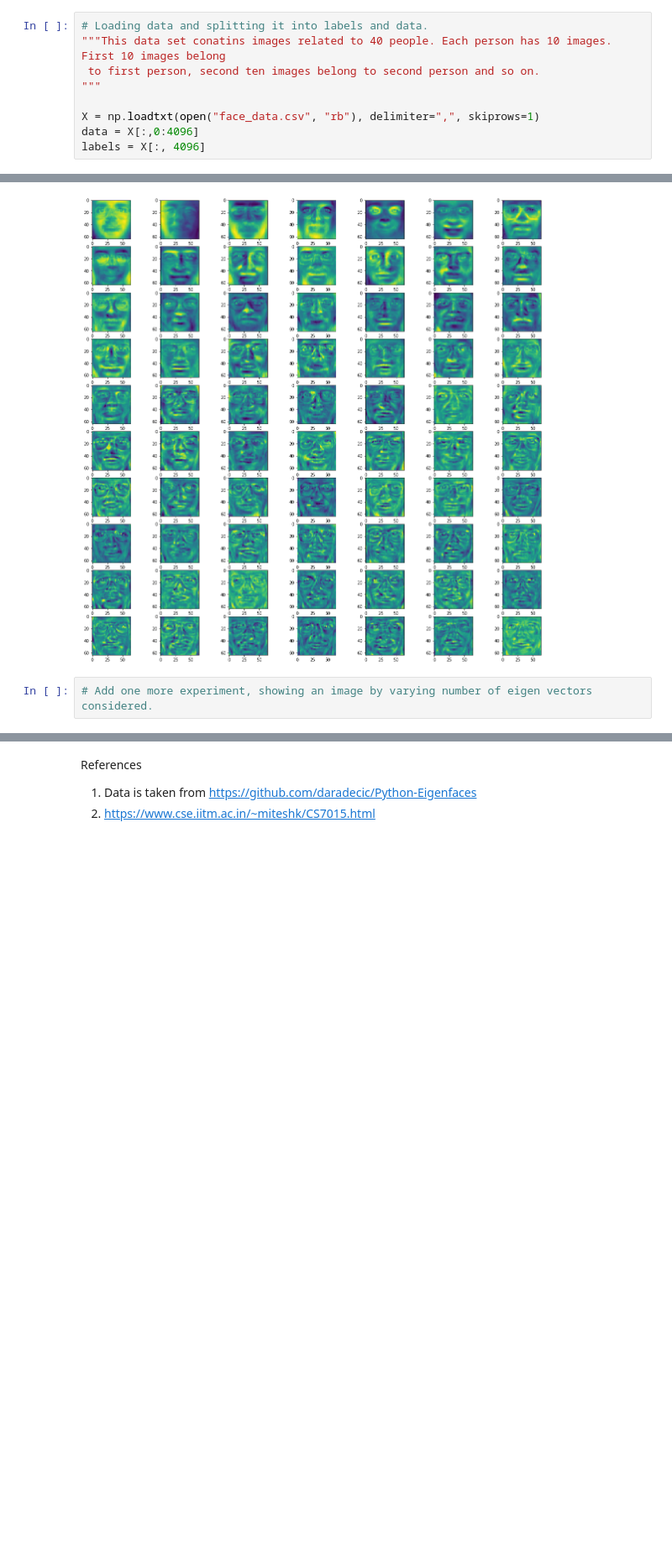
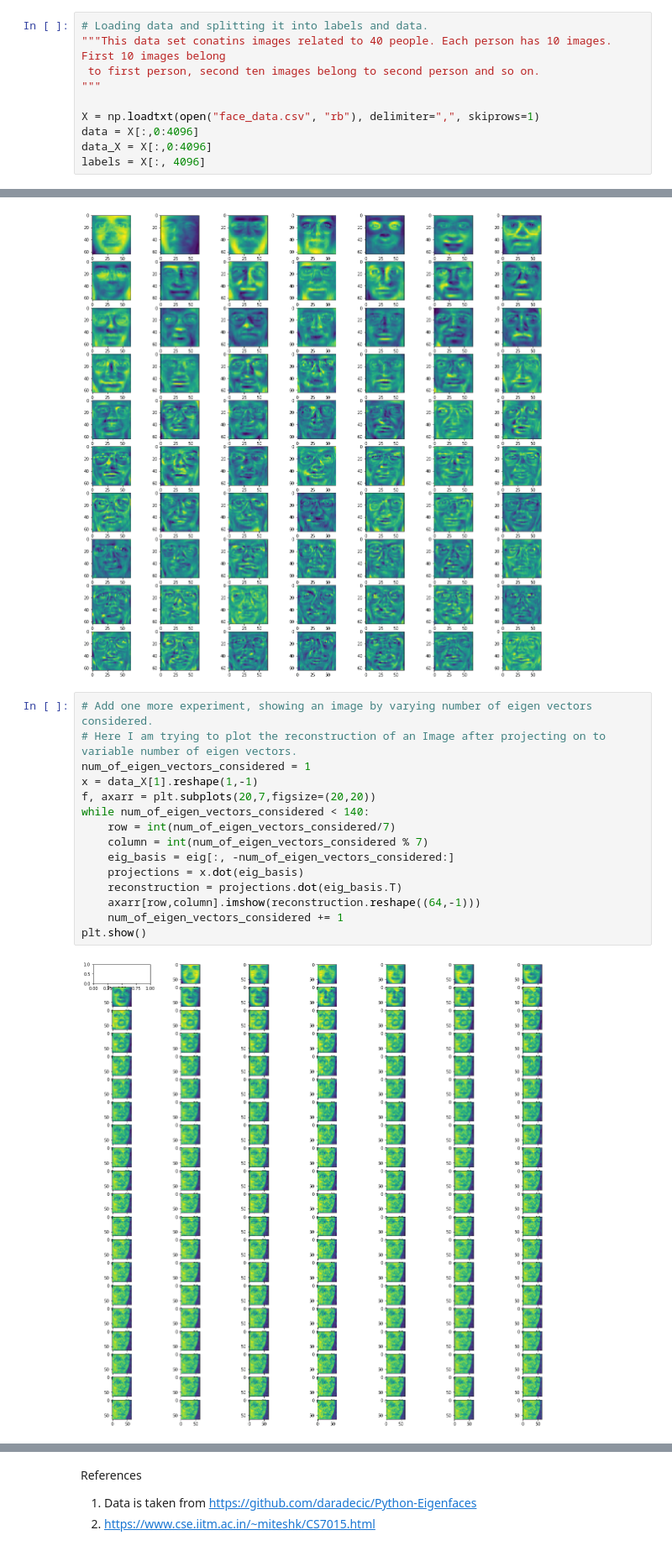
Before and after one commit to santoshkosgi/Programming, a Jupyter notebook: MatrixFactorization/PCA.ipynb, the cells around one changed output, grey strips where cells are left out. Shown at 84% size. Saved outputs shown, nothing was run; the diff lists cells and outputs as text; blank space fills up the shorter version.

Commit message:
Added a cell to plot an image using varied number of eigen vectors and also added a notebook for Gradient Descent experiments

```diff
--- a/MatrixFactorization/PCA.ipynb
+++ b/MatrixFactorization/PCA.ipynb
@@ -11,6 +11,7 @@ import matplotlib.pyplot as plt
 
 X = np.loadtxt(open("face_data.csv", "rb"), delimiter=",", skiprows=1)
 data = X[:,0:4096]
+data_X = X[:,0:4096]
 labels = X[:, 4096]
 # %% [markdown]
 Plotting one image for each person.
@@ -133,5 +134,20 @@ for i in range(num_of_eigenvectors_to_be_plotted):
 plt.show()
 # %% [output]
 [figure]
-# %%
-# Add one more experiment, showing an image by varying number of eigen vectors considered.
+# %%
+# Add one more experiment, showing an image by varying number of eigen vectors considered.
+# Here I am trying to plot the reconstruction of an Image after projecting on to variable number of eigen vectors.
+num_of_eigen_vectors_considered = 1
+x = data_X[1].reshape(1,-1)
+f, axarr = plt.subplots(20,7,figsize=(20,20))
+while num_of_eigen_vectors_considered < 140:
+    row = int(num_of_eigen_vectors_considered/7)
+    column = int(num_of_eigen_vectors_considered % 7)
+    eig_basis = eig[:, -num_of_eigen_vectors_considered:]
+    projections = x.dot(eig_basis)
+    reconstruction = projections.dot(eig_basis.T)
+    axarr[row,column].imshow(reconstruction.reshape((64,-1)))
+    num_of_eigen_vectors_considered += 1
+plt.show()
+# %% [output]
+[figure, added]
```
Also changed, not shown: parts of 1 cell of this notebook.
